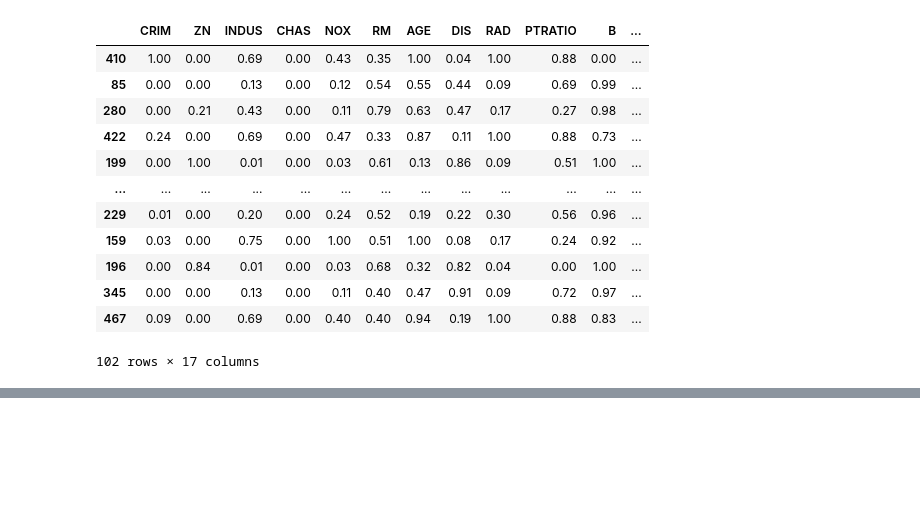
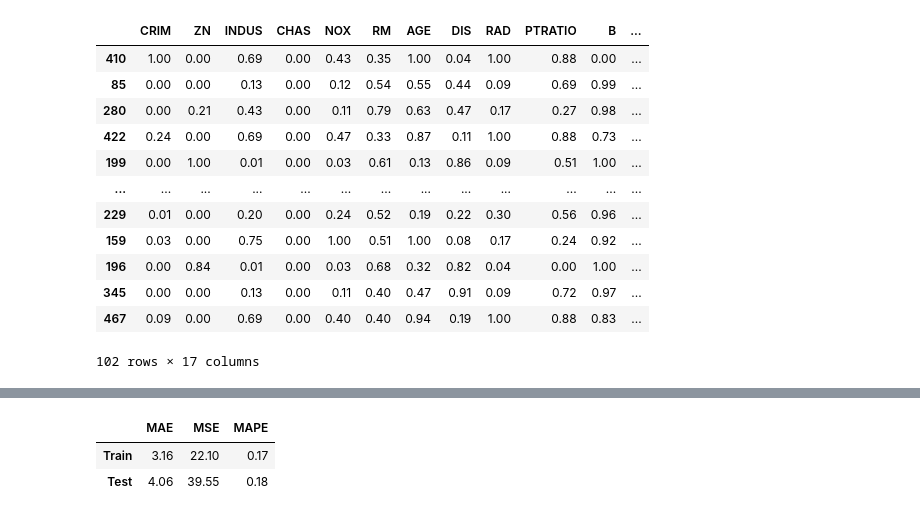
Before and after one commit to ihobbang250/TIL, a Jupyter notebook: Python/Data Science/DataAnalysis1.ipynb, the cells around one changed output, grey strips where cells are left out. Drawn from its saved outputs; the diff is of its cells as text; code cells hidden in the pictures; blank space fills up the shorter version.

```diff
--- a/Python/Data Science/DataAnalysis1.ipynb
+++ b/Python/Data Science/DataAnalysis1.ipynb
@@ -364,0 +372,26 @@ KeyError: "['ZN', 'INDUS', 'AGE', 'RAD'] not found in axis"
+# %%
+# Evalution
+
+def evaluation_indicators(real, pred):
+    MAE = mean_absolute_error(real, pred)
+    MSE = mean_squared_error(real, pred)
+    MAPE = mean_absolute_percentage_error(real, pred)
+    score = pd.DataFrame([MAE, MSE, MAPE], index=['MAE', 'MSE', 'MAPE'], columns=['score']).T
+
+    return score
+
+
+def evaluation_reg(Y_train_real, Y_train_pred, Y_test_real, Y_test_pred):
+    train_score = evaluation_indicators(Y_train_real, Y_train_pred)
+    test_score = evaluation_indicators(Y_test_real, Y_test_pred)
+    total_score = pd.concat([train_score, test_score], axis=0)
+    total_score.index = ['Train', 'Test']
+
+    return total_score
+
+
+evaluation_reg(Y_train, Y_train_pred, Y_test, Y_test_pred)
+# %% [output]
+|  | MAE | MSE | MAPE |
+| Train | 3.16 | 22.10 | 0.17 |
+| Test | 4.06 | 39.55 | 0.18 |
```
Also changed, not shown: parts of 6 cells of this notebook.
